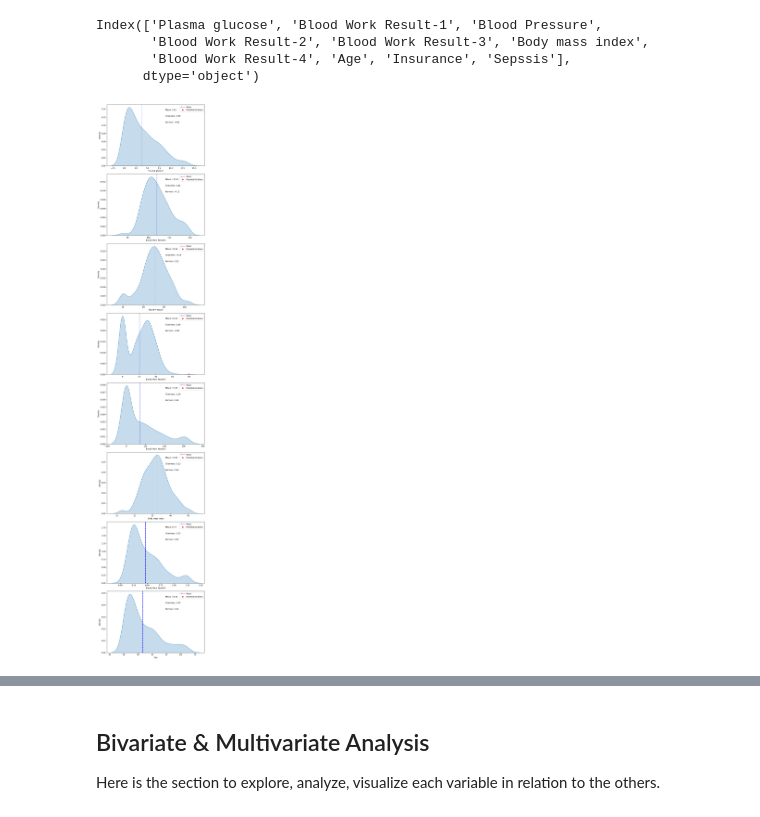
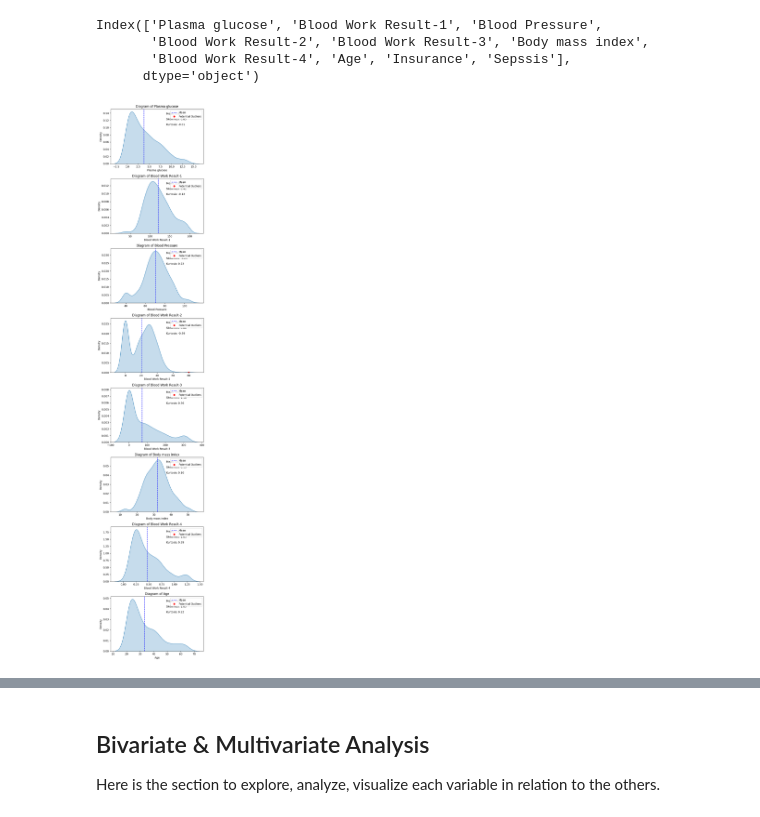
Before and after one commit to DeeeTeeee/CustomerChurnWithFastAPI, a Jupyter notebook: ML_Step_By_Step_Guide.ipynb, the cells around one changed output, grey strips where cells are left out. Drawn from its saved outputs; the diff is of its cells as text; code cells hidden in the pictures.

```diff
--- a/ML_Step_By_Step_Guide.ipynb
+++ b/ML_Step_By_Step_Guide.ipynb
@@ -376,33 +376,34 @@ Index(['Plasma glucose', 'Blood Work Result-1', 'Blood Pressure',
       dtype='object')
 # %%
 # Plot KDEs(kernel density estimation) for all columns
-fig, axes = plt.subplots(nrows=len(cols_names), figsize=(8, 40))
+fig, axes = plt.subplots(nrows=len(cols_names), figsize=(6, 30))
 for i, col in enumerate(cols_names):
     sns.kdeplot(data=train_df, x=col, ax=axes[i], fill=True)
+    axes[i].set_title(f'Diagram of {col}')
     axes[i].set_xlabel(col)
     axes[i].set_ylabel('Density')
 
     # Calculate mean, skewness, and kurtosis
     mean_val = train_df[col].mean()
     skewness_val = train_df[col].skew()
     kurtosis_val = train_df[col].kurtosis()
 
     # Add mean, skewness, and kurtosis as text annotations
     axes[i].text(0.6, 0.9, f'Mean: {mean_val:.2f}', transform=axes[i].transAxes)
     axes[i].text(0.6, 0.8, f'Skewness: {skewness_val:.2f}', transform=axes[i].transAxes)
     axes[i].text(0.6, 0.7, f'Kurtosis: {kurtosis_val:.2f}', transform=axes[i].transAxes)
 
     # Add mean line
     axes[i].axvline(mean_val, color='blue', linestyle='--', label='Mean')
 
-    # Add red dots to indicate potential outliers
+    # Add blue dots to indicate potential outliers
     outliers = train_df[(train_df[col] > mean_val + 3 * train_df[col].std()) | (train_df[col] < mean_val - 3 * train_df[col].std())]
     axes[i].plot(outliers[col], [0] * len(outliers), 'ro', label='Potential Outliers')
 
     # Add legend
     axes[i].legend()
 
 plt.tight_layout()
 plt.show()
 # %% [output]
-[figure, old version]
+[figure, new version]
```
Also changed, not shown: parts of 5 cells of this notebook.
